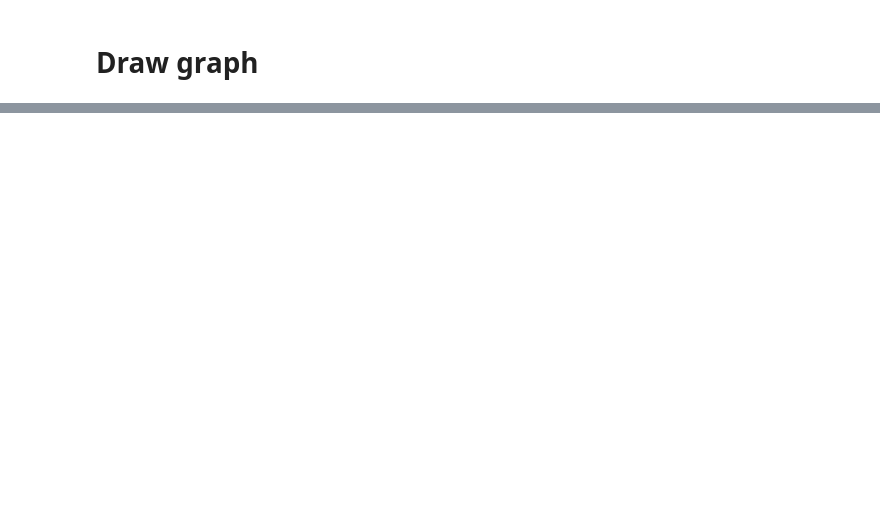
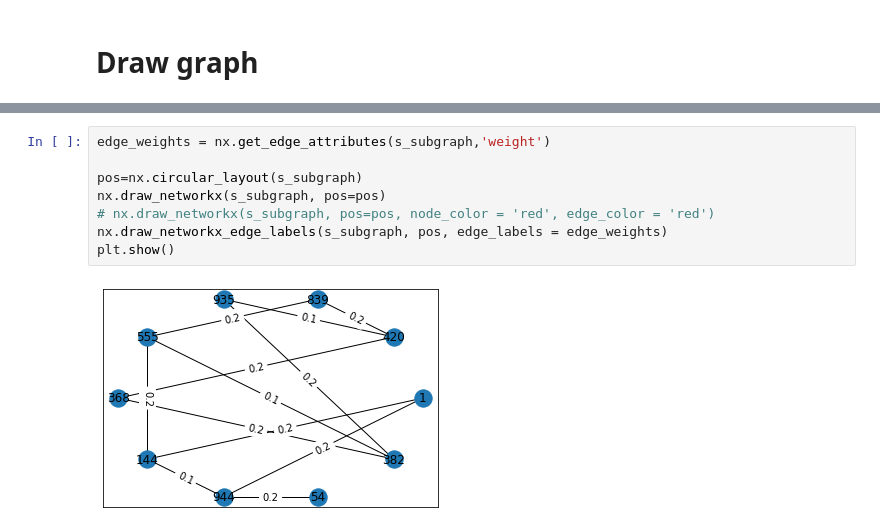
Before and after one commit to predragoetf/CTD2, a Jupyter notebook: visualise_experiments.ipynb, the cells around one changed output, grey strips where cells are left out. Cells and saved outputs as stored; diff of their text form; blank space fills up the shorter version.

```diff
--- a/visualise_experiments.ipynb
+++ b/visualise_experiments.ipynb
@@ -75 +106,11 @@ plt.savefig('bonferroni.png', bbox_inches='tight')
+# %%
+edge_weights = nx.get_edge_attributes(s_subgraph,'weight')
+
+pos=nx.circular_layout(s_subgraph)
+nx.draw_networkx(s_subgraph, pos=pos)
+# nx.draw_networkx(s_subgraph, pos=pos, node_color = 'red', edge_color = 'red')
+nx.draw_networkx_edge_labels(s_subgraph, pos, edge_labels = edge_weights)
+plt.show()
+# %% [output]
+[figure, added]
 # %%
```
Also changed, not shown: parts of 8 cells of this notebook.
